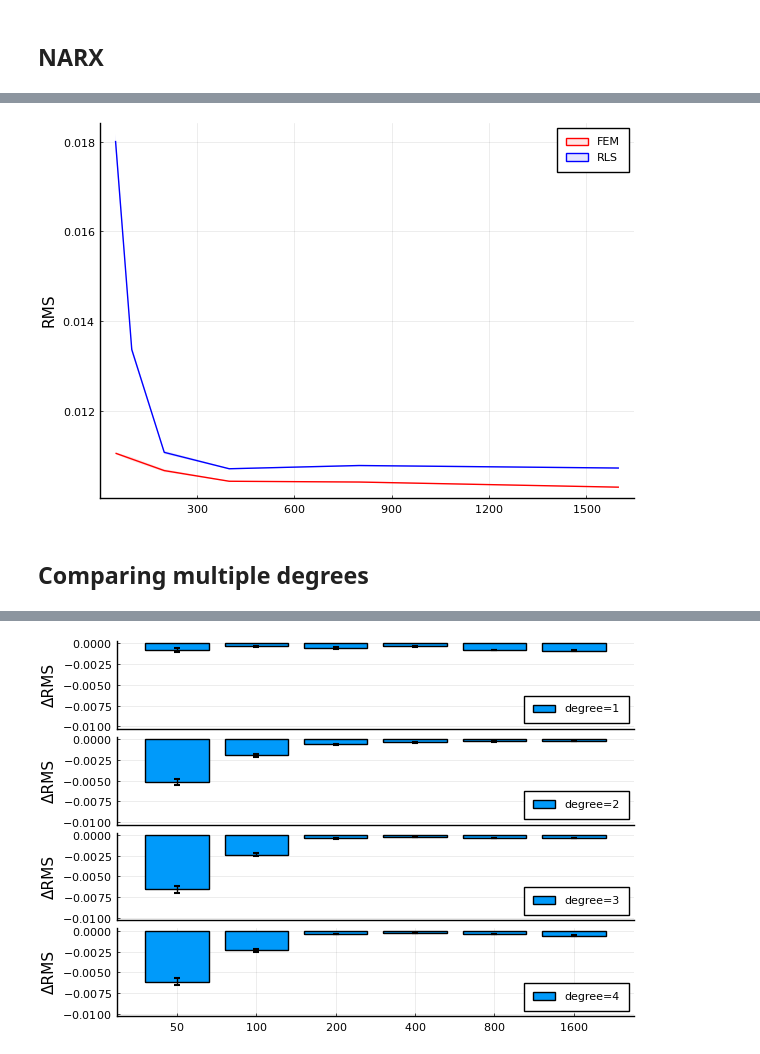
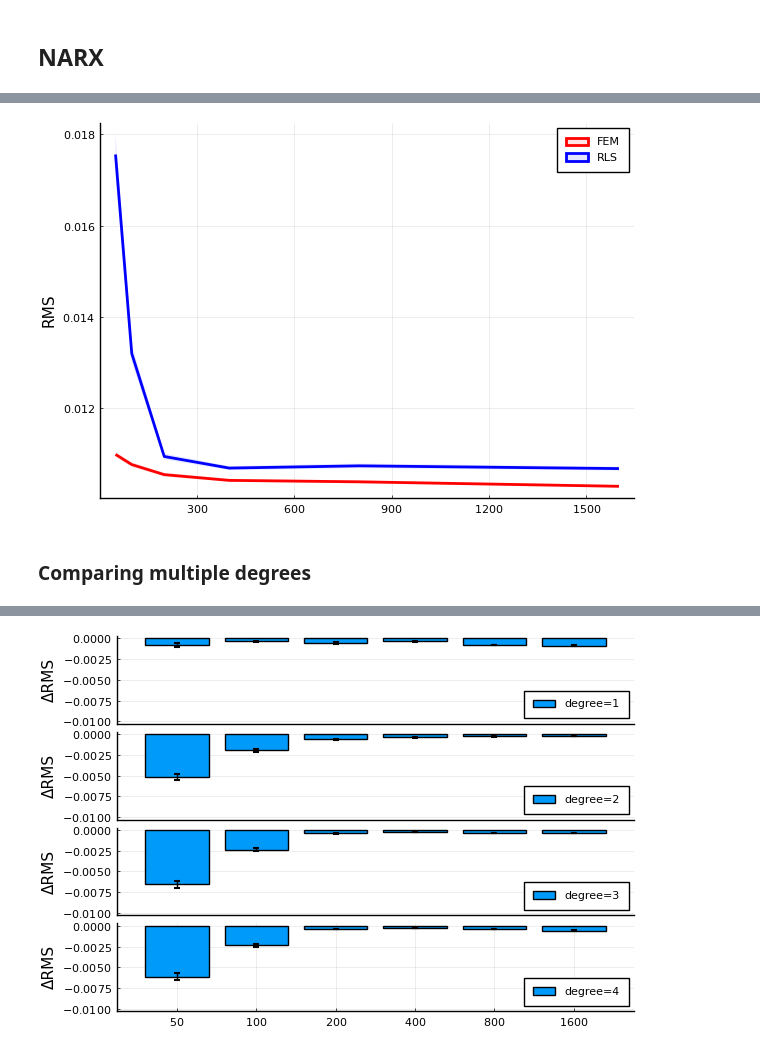
Before and after one commit to biaslab/nsi-silverbox, a Jupyter notebook: experiments-verification/collect-results.ipynb, the cells around one changed output, grey strips where cells are left out. Cells and saved outputs as stored; diff of their text form; code cells hidden in the pictures.

```diff
--- a/experiments-verification/collect-results.ipynb
+++ b/experiments-verification/collect-results.ipynb
@@ -6,5 +6,8 @@ using Plots
 pyplot();
 
 include("visualization.jl");
+# %%
+alpha = 0.1
+linewidth = 2;
 # %% [markdown]
 ## ARX
@@ -63,17 +62,13 @@ savefig("figures/RMS-ARX.png")
 ## NARX
 # %%
 # Signal lengths
-# NT = [50, 100, 200, 400, 800, 1600]
 NT = [50, 100, 200, 400, 800, 1600]
 NE = length(NT)
 
 deg = 3
 
-# Number of repetitions
-num_repeats = 1000
-
-results_array = zeros(NE,4)
-results_diffs = zeros(NE,2)
+results = zeros(NE,4)
+diffs = zeros(NE,2)
 for (i,n) in enumerate(NT)
 
     # Load
@@ -88,15 +83,13 @@ for (i,n) in enumerate(NT)
     ΔRMS = filter(x -> x<1., filter(!isinf, filter(!isnan, ΔRMS)))
 
     # Populate RMS array
-    results_array[i,1] = mean(RMS_FEM)
-    results_array[i,2] = std(RMS_FEM) / sqrt(num_repeats)
-    results_array[i,3] = mean(RMS_RLS)
-    results_array[i,4] = std(RMS_RLS) / sqrt(num_repeats)
+    results[i,1] = tmean(RMS_FEM, tr=0.05)
+    results[i,2] = trimse(RMS_FEM, tr=0.05)
+    results[i,3] = tmean(RMS_RLS, tr=0.05)
+    results[i,4] = trimse(RMS_RLS, tr=0.05)
 
     # Populate RMS difference array
-    results_diffs[i,1] = mean(ΔRMS)
-    results_diffs[i,2] = std(ΔRMS) / sqrt(num_repeats)
+    diffs[i,1] = tmean(ΔRMS, tr=0.05)
+    diffs[i,2] = trimse(ΔRMS, tr=0.05)
 
 end
-
-df = DataFrame(results_dict)
@@ -109,25 +96,26 @@ df = DataFrame(results_dict)
 # %%
 p2 = plot(NT,
-          results_array[:,1],
-          ribbon=[results_array[:,2] results_array[:,2]],
+          results[:,1],
+          ribbon=[results[:,2] results[:,2]],
           color="red",
           label="FEM",
 #      xscale=:log10,
-#           ylims=[0.032, 0.035],
-          fillalpha=0.1,
-          ylabel="RMS",)
+          linewidth=linewidth,
+          fillalpha=alpha,
+          ylabel="RMS")
 plot!(NT,
-     results_array[:,3],
-     ribbon=[results_array[:,4] results_array[:,4]],
+     results[:,3],
+     ribbon=[results[:,4] results[:,4]],
      color="blue",
-     fillalpha=0.1,
+     linewidth=linewidth,
+     fillalpha=alpha,
      label="RLS")
 # %% [output]
-[figure, old version]
+[figure, new version]
 # %%
 savefig(p2, "figures/RMS-NARX.png")
 # %% [markdown]
-## Comparing multiple degrees
+### Comparing multiple degrees
 # %%
 # Signal lengths
 NT = [50, 100, 200, 400, 800, 1600]
```
Also changed, not shown: parts of 22 cells of this notebook, 1 other file.
